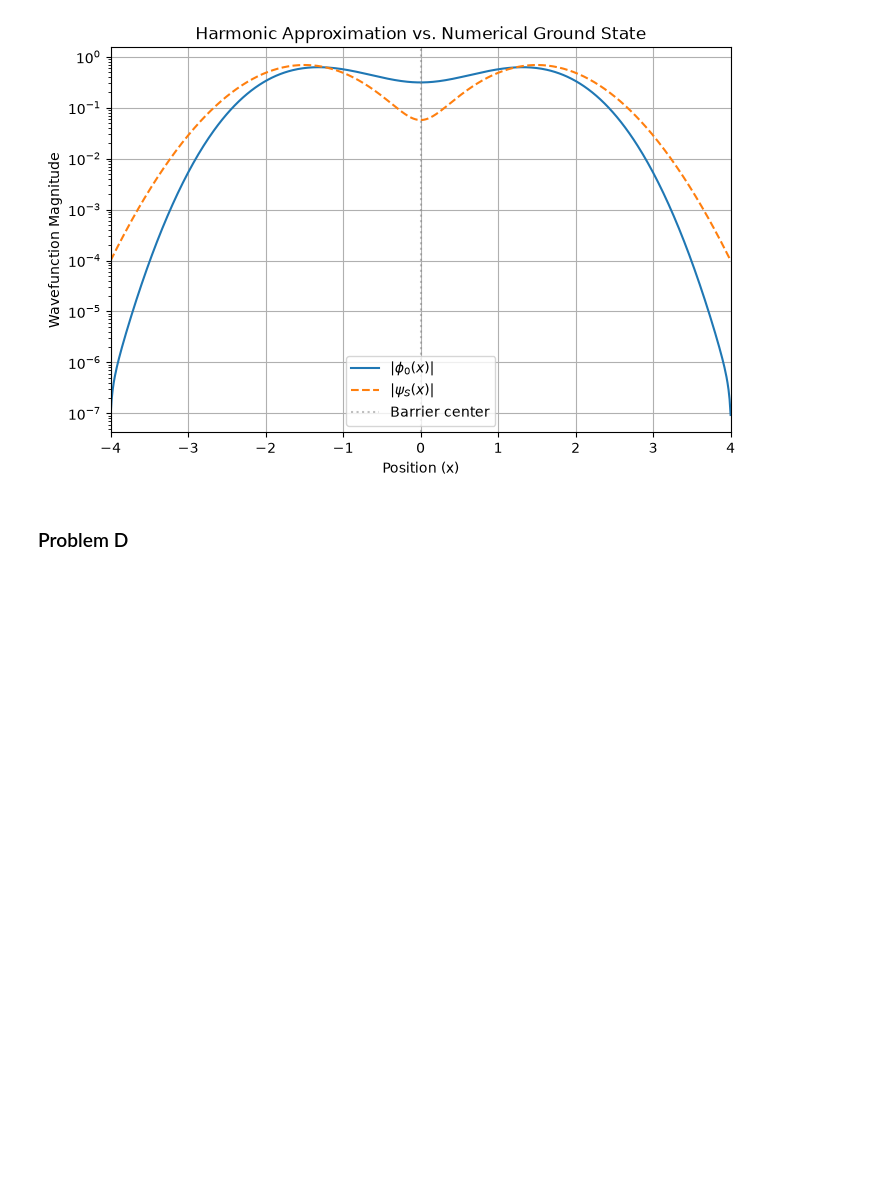
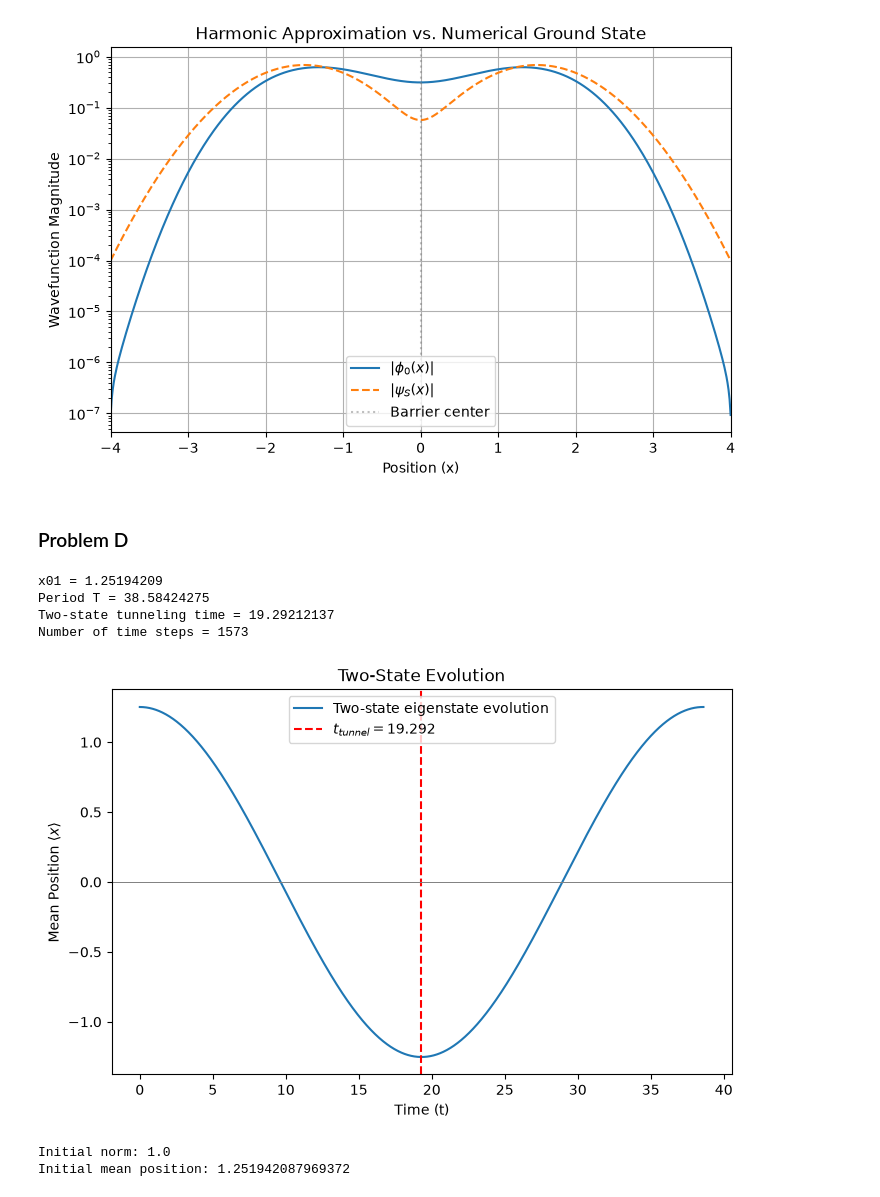
Before and after one commit to amanpalanati/phys142, a Jupyter notebook: assignments/assignment2/assignment2.ipynb, the cells around one changed output. Cells and saved outputs as stored; diff of their text form; code cells hidden in the pictures; blank space fills up the shorter version.

```diff
--- a/assignments/assignment2/assignment2.ipynb
+++ b/assignments/assignment2/assignment2.ipynb
@@ -335,3 +335,55 @@ Difference = 0.25576105
 [figure]
 # %% [markdown]
 ### Problem D
+# %%
+T_D = 2 * np.pi * HBAR / delta_E
+NT_D = int(np.ceil(T_D / DT))
+t_D = np.arange(NT_D + 1) * DT
+
+x01 = DX * np.sum(phi0 * x * phi1)
+
+x_mean_eig = x01 * np.cos(delta_E * t_D / HBAR)
+
+t_tunnel_eig = np.pi * HBAR / delta_E
+
+print(f"x01 = {x01:.8f}")
+print(f"Period T = {T_D:.8f}")
+print(f"Two-state tunneling time = {t_tunnel_eig:.8f}")
+print(f"Number of time steps = {NT_D}")
+# %% [output]
+x01 = 1.25194209
+Period T = 38.58424275
+Two-state tunneling time = 19.29212137
+Number of time steps = 1573
+# %%
+fig, ax = plt.subplots(figsize=(8, 5))
+
+ax.plot(t_D, x_mean_eig, label="Two-state eigenstate evolution")
+ax.axvline(t_tunnel_eig, color="red", linestyle="--",
+           label=fr"$t_{{tunnel}} = {t_tunnel_eig:.3f}$")
+ax.axhline(0, color="gray", linewidth=0.7)
+
+ax.set(
+    xlabel="Time (t)",
+    ylabel=r"Mean Position $\langle x \rangle$",
+    title="Two-State Evolution"
+)
+
+ax.legend()
+plt.show()
+# %% [output]
+[figure, added]
+# %%
+psi_initial_D = ((phi0 + phi1) / np.sqrt(2)).astype(np.complex128)
+psi_initial_D /= np.sqrt(DX * np.sum(np.abs(psi_initial_D)**2))
+
+psi_PI_D = evolve(psi_initial_D, K_dt, DX, NT_D)
+
+prob_PI_D = np.abs(psi_PI_D)**2
+x_mean_PI_D = DX * (prob_PI_D @ x)
+
+print("Initial norm:", DX * np.sum(np.abs(psi_initial_D)**2))
+print("Initial mean position:", x_mean_PI_D[0])
+# %% [output]
+Initial norm: 1.0
+Initial mean position: 1.251942087969372
```
Also changed, not shown: parts of 4 cells of this notebook, 4 other files.
